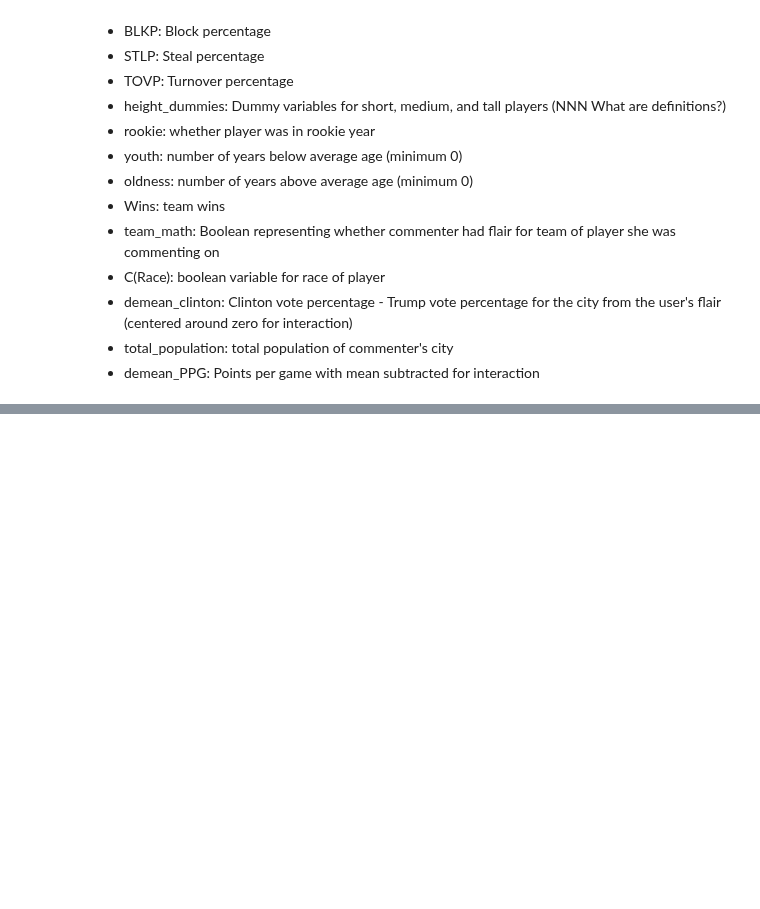
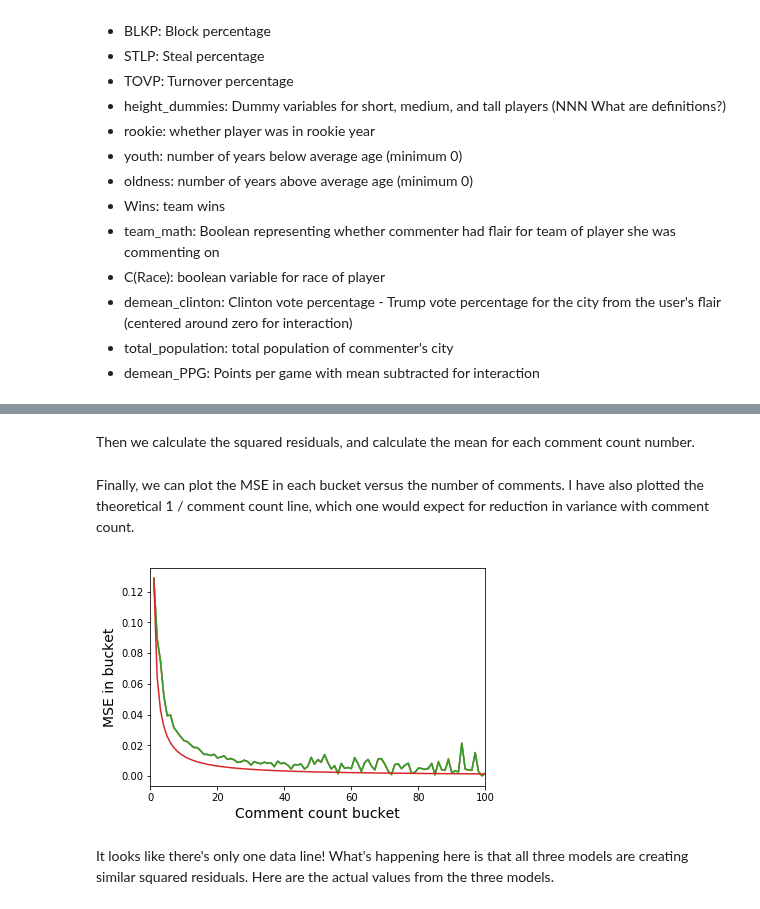
Before and after one commit to map222/trailofpapers, a Jupyter notebook: sentiment_sports/paper/regression_sentiment.ipynb, the cells around one changed output, grey strips where cells are left out. Drawn from its saved outputs; the diff is of its cells as text; code cells hidden in the pictures; blank space fills up the shorter version.

```diff
--- a/sentiment_sports/paper/regression_sentiment.ipynb
+++ b/sentiment_sports/paper/regression_sentiment.ipynb
@@ -160,7 +223,7 @@ My solution here was to weight the
 # %%
-import numpy as np
-model = smf.wls( formula = 'compound_mean ~ MP + PPG', \
+sqrt_model = smf.wls( formula = 'compound_mean ~ MP + ThreePP + DWS + TRBP + FTr + ASTP + BLKP + STLP' \
+                           '+ TOVP  + C(height_dummies) + rookie + youth + oldness + Wins + ' \
+                           'team_match + C(Race) * demean_clinton +total_population + C(Race) * demean_PPG',
                 data = nba_df,
                weights = np.sqrt(nba_df['comment_count'])
-#                missing='raise'
                ).fit()
@@ -172,0 +268,28 @@ model.summary()
+# %%
+nba_df['even_residual'] = user_model.predict(nba_df) - nba_df['compound_mean']
+nba_df['linear_residual'] = comment_model.predict(nba_df) - nba_df['compound_mean']
+nba_df['sqrt_residual'] = sqrt_model.predict(nba_df) - nba_df['compound_mean']
+# %% [markdown]
+Then we calculate the squared residuals, and calculate the mean for each comment count number.
+# %%
+def calc_mse_comment_count(df, RESIDUAL_COL):
+    df['square_error'] = np.square(df[RESIDUAL_COL])
+    return df.groupby('comment_count')['square_error'].mean()
+# %%
+even_mse = calc_mse_comment_count(nba_df, 'even_residual')
+linear_mse = calc_mse_comment_count(nba_df, 'linear_residual')
+sqrt_mse = calc_mse_comment_count(nba_df, 'sqrt_residual')
+# %% [markdown]
+Finally, we can plot the MSE in each bucket versus the number of comments. I have also plotted the theoretical 1 / comment count line, which one would expect for reduction in variance with comment count.
+# %%
+plt.plot(even_mse)
+plt.plot(linear_mse)
+plt.plot(sqrt_mse);
+plt.plot(range(500), even_mse.iloc[0] * 1 / np.array(range(500)))
+plt.xlim([0, 100])
+plt.xlabel('Comment count bucket', fontsize = fs)
+plt.ylabel('MSE in bucket', fontsize = fs);
+# %% [output]
+[figure, added]
+# %% [markdown]
+It looks like there's only one data line! What's happening here is that all three models are creating similar squared residuals. Here are the actual values from the three models.
```
Also changed, not shown: parts of 30 cells of this notebook, 2 other files.
